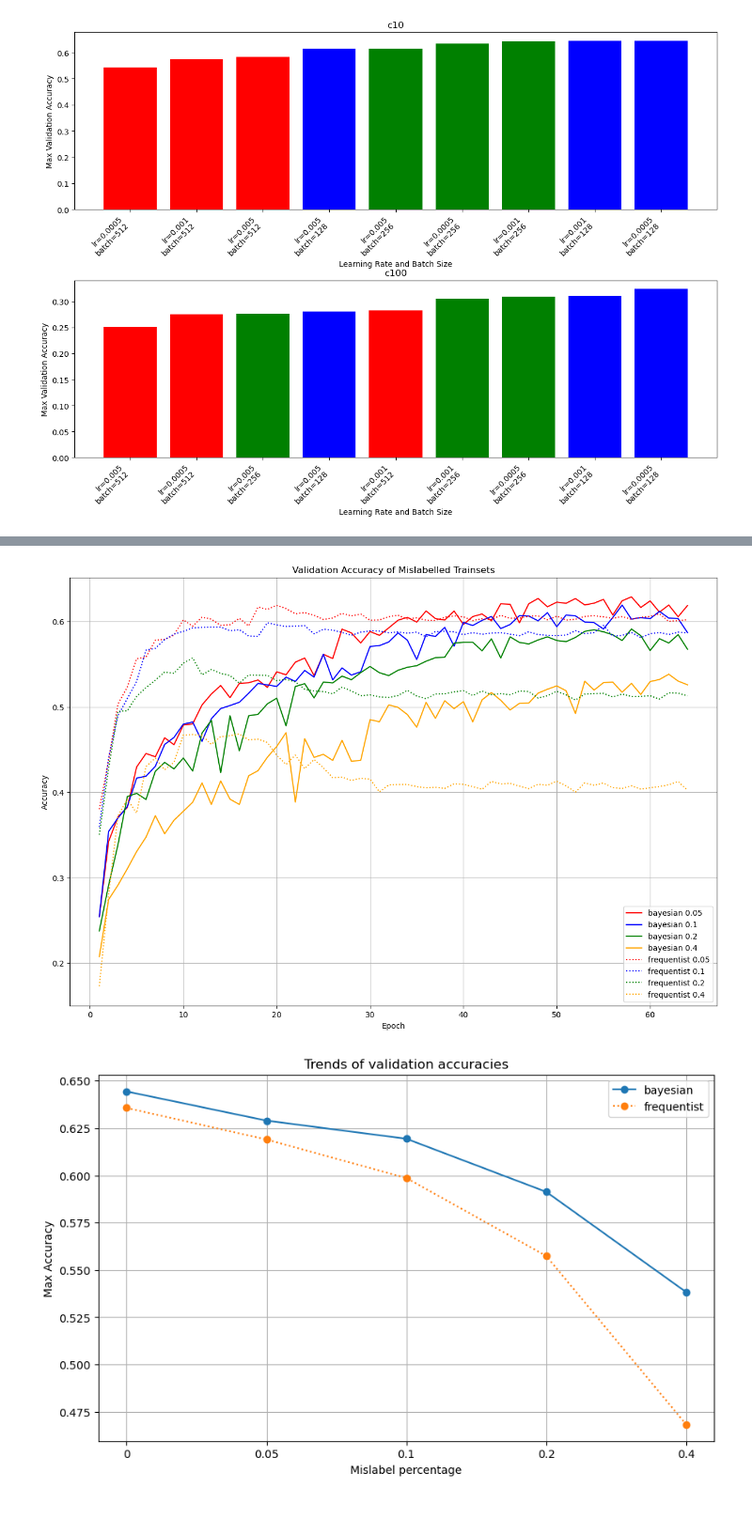
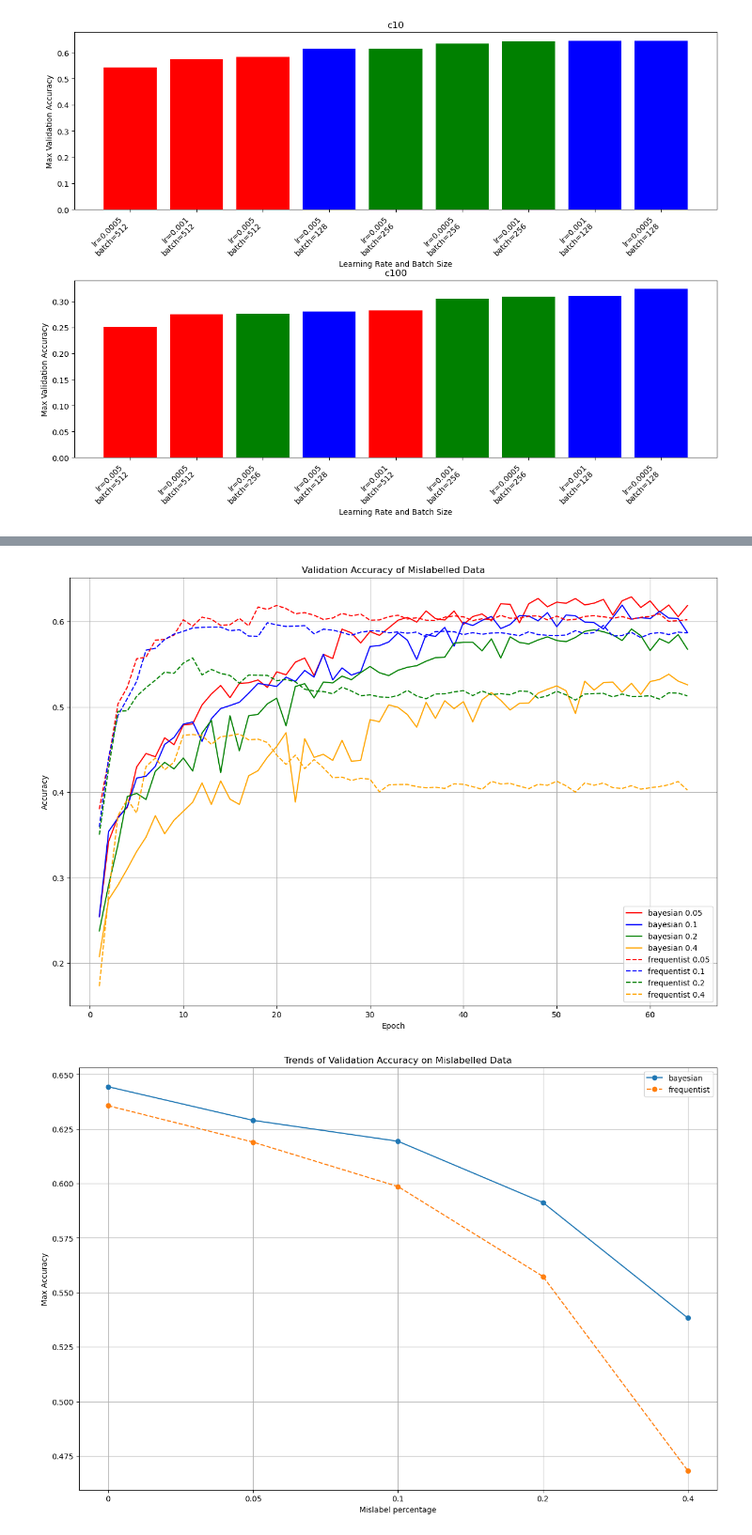
Before and after one commit to Gabrynho/BayesCNNvsFreqCNN, a Jupyter notebook: Plotting.ipynb, the cells around one changed output, grey strips where cells are left out. Shown at 94% size. Drawn from its saved outputs; the diff is of its cells as text; code cells hidden in the pictures; blank space fills up the shorter version.

Commit message:
plots

```diff
--- a/Plotting.ipynb
+++ b/Plotting.ipynb
@@ -151,7 +244,7 @@ plt.show()
 # Define parameters
 mislabel_perc = ['0.05', '0.1', '0.2', '0.4']
 cnns = ['bayesian', 'frequentist']
-linestyles = {'bayesian': 'solid', 'frequentist': 'dotted'}
+linestyles = {'bayesian': 'solid', 'frequentist': 'dashed'}
 colors = {'0.05': 'red', '0.1': 'blue', '0.2': 'green', '0.4': 'orange'}
 
 # Create a figure
@@ -174,48 +267,48 @@ for cnn in cnns:
 # Set title, labels, and legend
 #ax.set_ylim([0.15, 0.65])
 #ax.set_xlim([-2, 65])
-ax.set_title('Validation Accuracy of Mislabelled Trainsets')
+ax.set_title('Validation Accuracy of Mislabelled Data')
 ax.set_xlabel('Epoch')
 ax.set_ylabel('Accuracy')
 ax.legend()
 ax.grid()
 
 # Show the plot
-plt.savefig('mislabel_plot.png' , dpi=300)
+plt.savefig('./images/mislabel_plot.png' , dpi=300)
 plt.show()
 # %% [output]
-[figure, old version]
+[figure, new version]
 # %%
 # Create a figure
-fig, ax = plt.subplots(figsize=(10, 6))
+fig, ax = plt.subplots(figsize=(15, 10))
 
 for cnn in cnns:
 
     if cnn == 'bayesian' :
         file = f'./results/results_c10_lr0.001_batch128.csv'
     else :
         file = f'./results/results_f10_lr0.001_batch128.csv'
 
     old_data = pd.read_csv(file)
     max_values = [old_data['Validation Accuracy'].max()]
     for perc in mislabel_perc:
         file_name = f'./mislabel_results/results_{cnn}_mislabel_{perc}.csv'
         data = pd.read_csv(file_name)
         max_value = data['Validation Accuracy'].max()
         max_values.append(max_value)
     linestyle = linestyles[cnn]
     mislabel_percentage = ['0', '0.05', '0.1', '0.2', '0.4']
     ax.plot(mislabel_percentage, max_values, marker='o', label=f'{cnn}', linestyle=linestyle)  # Plot the max values
 
 # Set the title, labels, and legend
-ax.set_title('Trends of validation accuracies')
+ax.set_title('Trends of Validation Accuracy on Mislabelled Data')
 ax.set_xlabel('Mislabel percentage')
 ax.set_ylabel('Max Accuracy')
 ax.legend()
 ax.grid()
 
 # Show the plot
-plt.savefig('trend.png' , dpi=300)
+plt.savefig('./images/trend.png' , dpi=300)
 plt.show()
 # %% [output]
-[figure, old version]
+[figure, new version]
```
Also changed, not shown: parts of 5 cells of this notebook, 4 other files.
